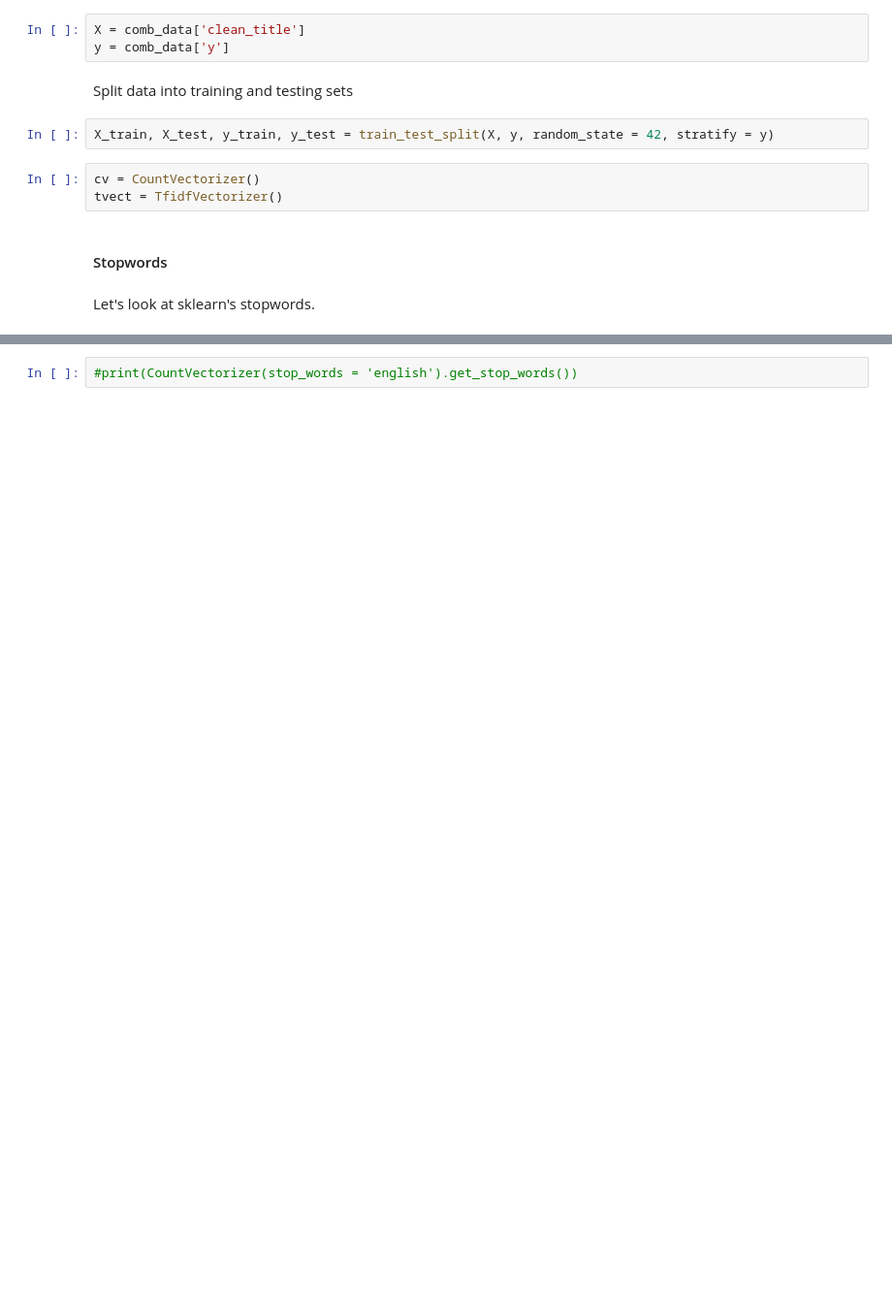
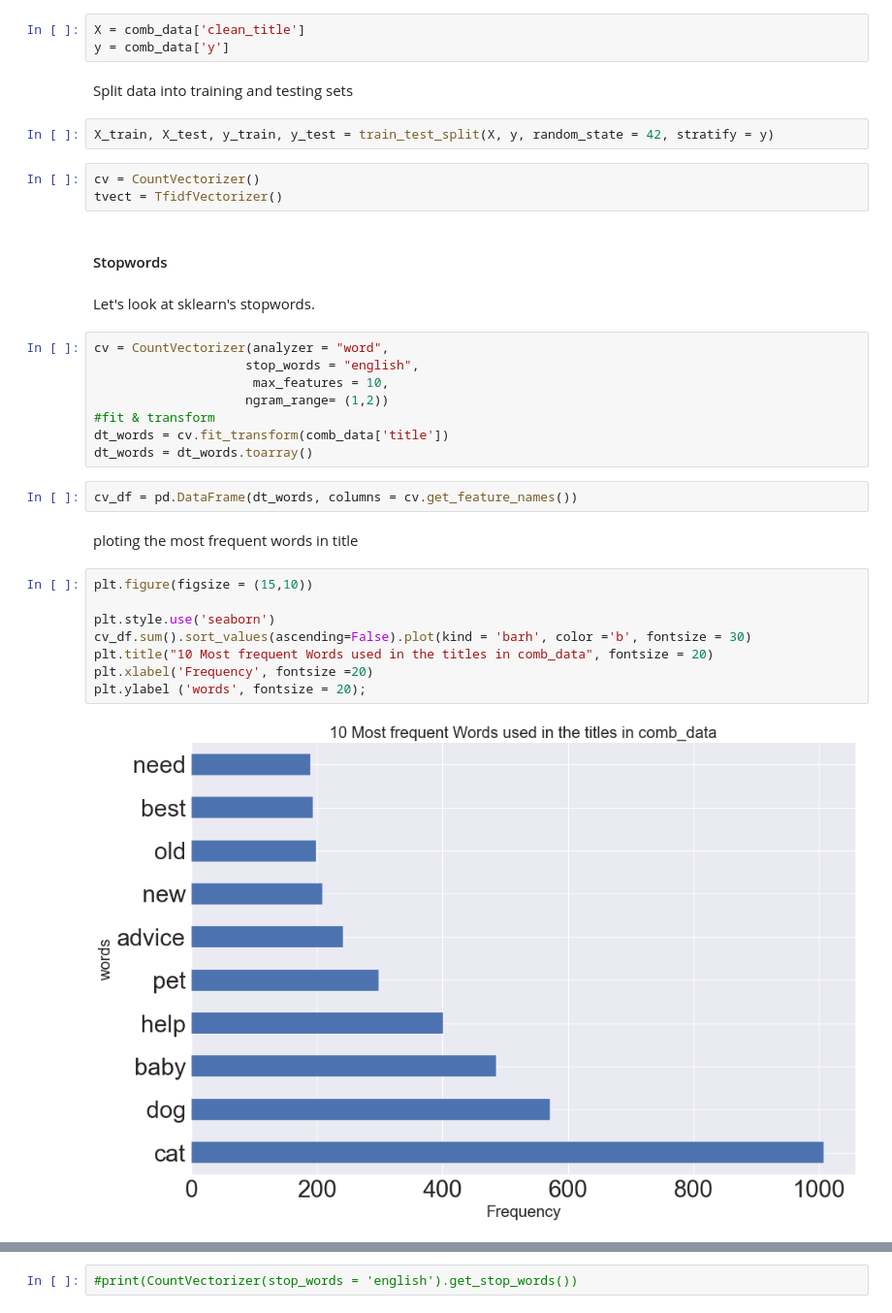
Before and after one commit to boosra/project_3-Web-APIs---NLP, a Jupyter notebook: code/Project 3 Cleaning EDA Modeling Conclusion .ipynb, the cells around one changed output, grey strips where cells are left out. Shown at 97% size. Drawn from its saved outputs; the diff is of its cells as text; blank space fills up the shorter version.

```diff
--- a/code/Project 3 Cleaning EDA Modeling Conclusion .ipynb
+++ b/code/Project 3 Cleaning EDA Modeling Conclusion .ipynb
@@ -208,3 +192,25 @@ tvect = TfidfVectorizer()
 #### Stopwords
 # %% [markdown]
 Let's look at sklearn's stopwords.
+# %%
+cv = CountVectorizer(analyzer = "word",
+                    stop_words = "english",
+                     max_features = 10,
+                    ngram_range= (1,2))
+#fit & transform
+dt_words = cv.fit_transform(comb_data['title'])
+dt_words = dt_words.toarray()
+# %%
+cv_df = pd.DataFrame(dt_words, columns = cv.get_feature_names())
+# %% [markdown]
+ploting the most frequent words in title
+# %%
+plt.figure(figsize = (15,10))
+
+plt.style.use('seaborn')
+cv_df.sum().sort_values(ascending=False).plot(kind = 'barh', color ='b', fontsize = 30)
+plt.title("10 Most frequent Words used in the titles in comb_data", fontsize = 20)
+plt.xlabel('Frequency', fontsize =20)
+plt.ylabel ('words', fontsize = 20);
+# %% [output]
+[figure, added]
```
Also changed, not shown: parts of 25 cells of this notebook.
